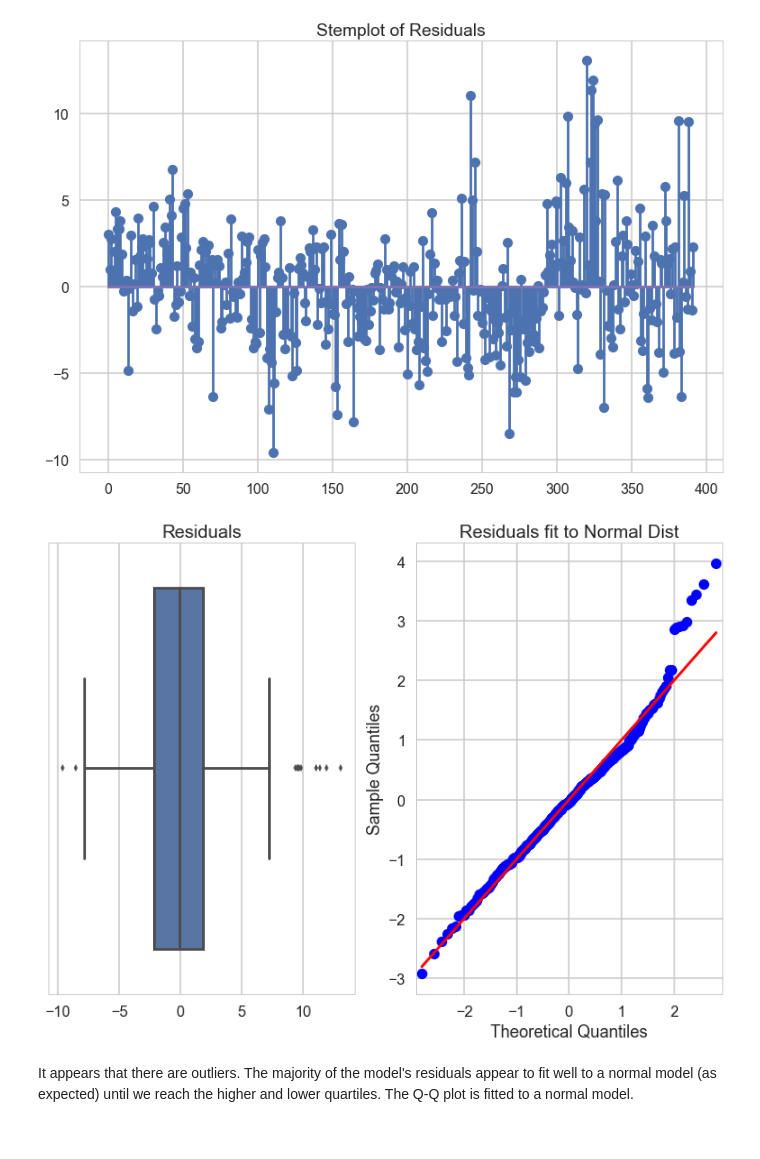
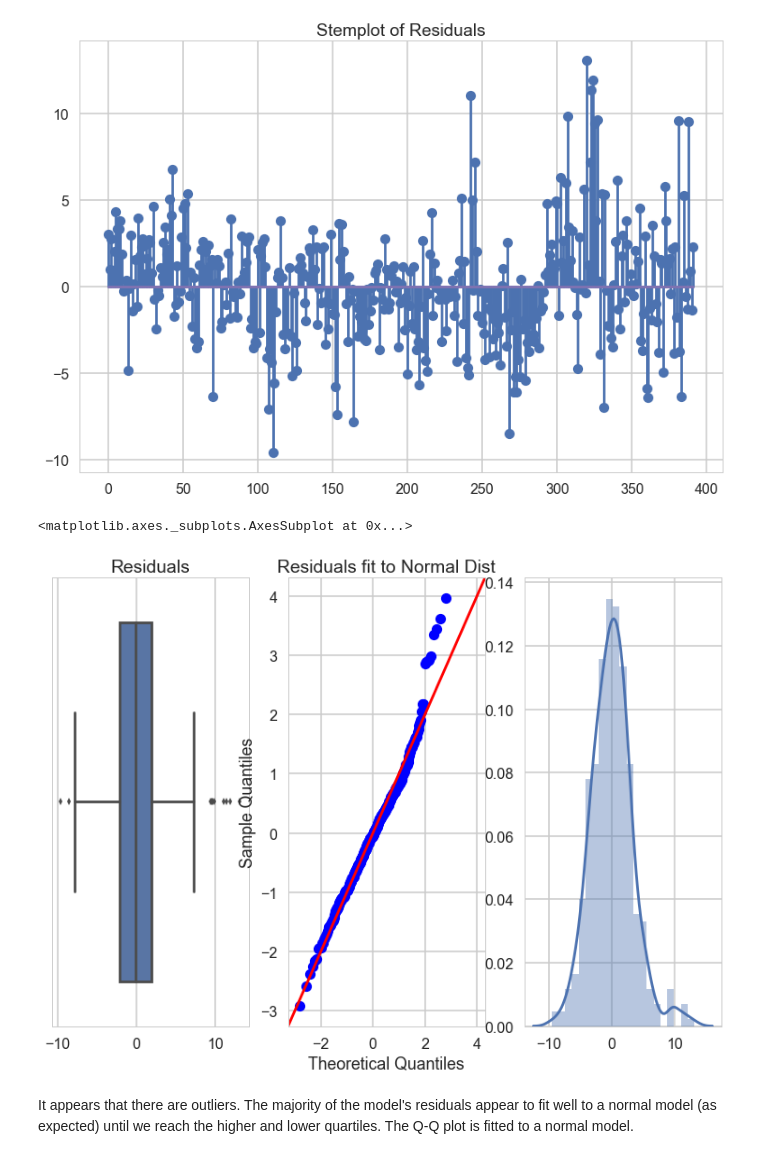
Before and after one commit to bfine9618/MultipleRegAnalysis, a Jupyter notebook: Homework 2.ipynb, the cells around one changed output. Saved outputs shown, nothing was run; the diff lists cells and outputs as text; code cells hidden in the pictures.

```diff
--- a/Homework 2.ipynb
+++ b/Homework 2.ipynb
@@ -248,7 +249,8 @@ plt.show()
 var = [.125, .25, .375, .125, .25, .375]
 model = ['Linear', 'Linear', 'Linear', 'Quad', 'Quad', 'Quad']
 df = pd.DataFrame(np.zeros([6, 12]), columns =
-                  ['Eps Var', 'Model', 'RSS', 'MSE', 'RSE', 'b1', 'b2', 'Int', 'ci [b2,b1,int]',
+                  ['Eps Var', 'Model', 'RSS', 'MSE', 'RSE', 'b1',
+                   'b2', 'Int', 'ci [b2,b1,int]',
                   'Std Err b2', 'Std Err b1', 'Std Err b0'])
 df['Eps Var'] = var
 df['Model'] = model
@@ -384,7 +414,8 @@ plt.xticks(rotation=90)
  <a list of 8 Text xticklabel objects>)
 [figure]
 # %%
-res = smf.ols(formula='mpg ~ cylinders + displacement + horsepower + weight + acceleration + year + origin',
+res = smf.ols(formula='mpg ~ cylinders + displacement + horsepower'
+              + '+ weight + acceleration + year + origin',
              data=df).fit()
 print(res.summary())
 # %% [output]
@@ -425,12 +456,14 @@ plt.title('Stemplot of Residuals')
 <matplotlib.text.Text at 0x...>
 [figure]
 # %%
-fig, [ax1, ax2] = plt.subplots(1, 2)
+fig, [ax1, ax2, ax3] = plt.subplots(1, 3)
 sns.boxplot(res.resid, ax=ax1)
 ax1.set_title('Residuals')
 ax2.set_title('Residuals fit to Normal Dist')
-sm.qqplot(res.resid, line='s', fit=True, ax=ax2);
+sm.qqplot(res.resid, line='45', fit=True, ax=ax2);
+sns.distplot(res.resid, ax=ax3)
 # %% [output]
+<matplotlib.axes._subplots.AxesSubplot at 0x...>
-[figure, old version]
+[figure, new version]
 # %% [markdown]
 It appears that there are outliers. The majority of the model's residuals appear to fit well to a normal model (as expected) until we reach the higher and lower quartiles. The Q-Q plot is fitted to a normal model.
```
Also changed, not shown: parts of 32 cells of this notebook, 17 other files.
